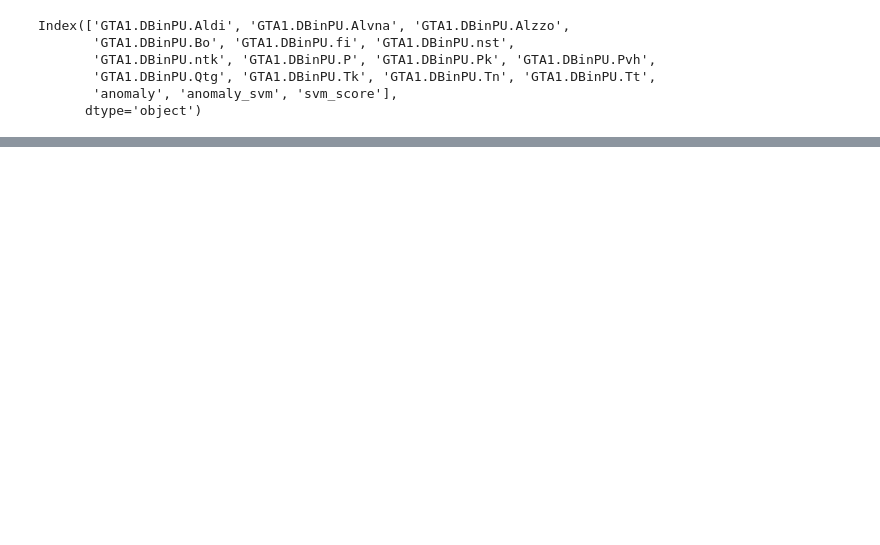
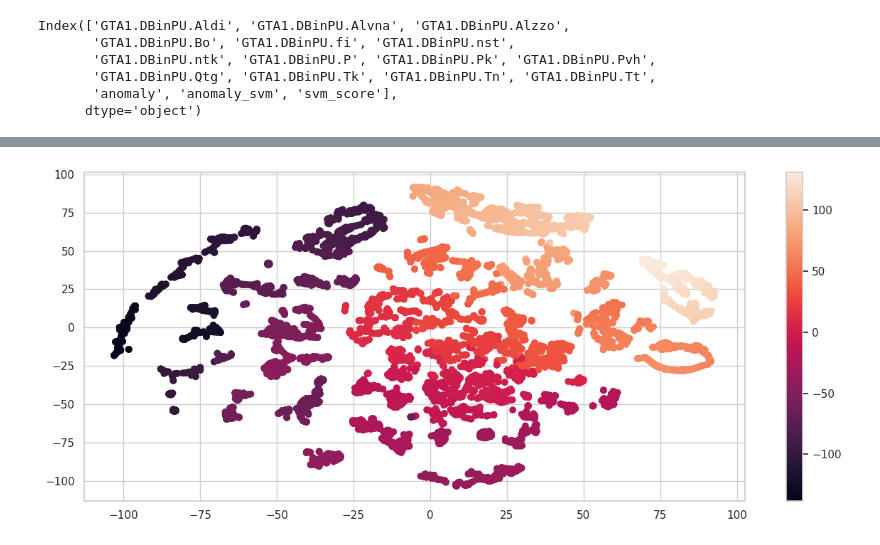
Before and after one commit to ArtyomShabunin/SMOPA, a Jupyter notebook: lesson_3.ipynb, the cells around one changed output, grey strips where cells are left out. Cells and saved outputs as stored; diff of their text form; code cells hidden in the pictures; blank space fills up the shorter version.

```diff
--- a/lesson_3.ipynb
+++ b/lesson_3.ipynb
@@ -379,0 +414,10 @@ plt.legend(prop={'size': 16}, loc='lower right');
+# %%
+from sklearn.manifold import TSNE
+
+coords = TSNE(n_components=2,random_state=42).fit_transform(X_train)
+coords_1 = TSNE(n_components=1,random_state=42).fit_transform(X_train)
+# %%
+plt.scatter(coords[:, 0], coords[:, 1], c=coords_1[:,0]);
+plt.colorbar();
+# %% [output]
+[figure, added]
```
Also changed, not shown: parts of 13 cells of this notebook.
